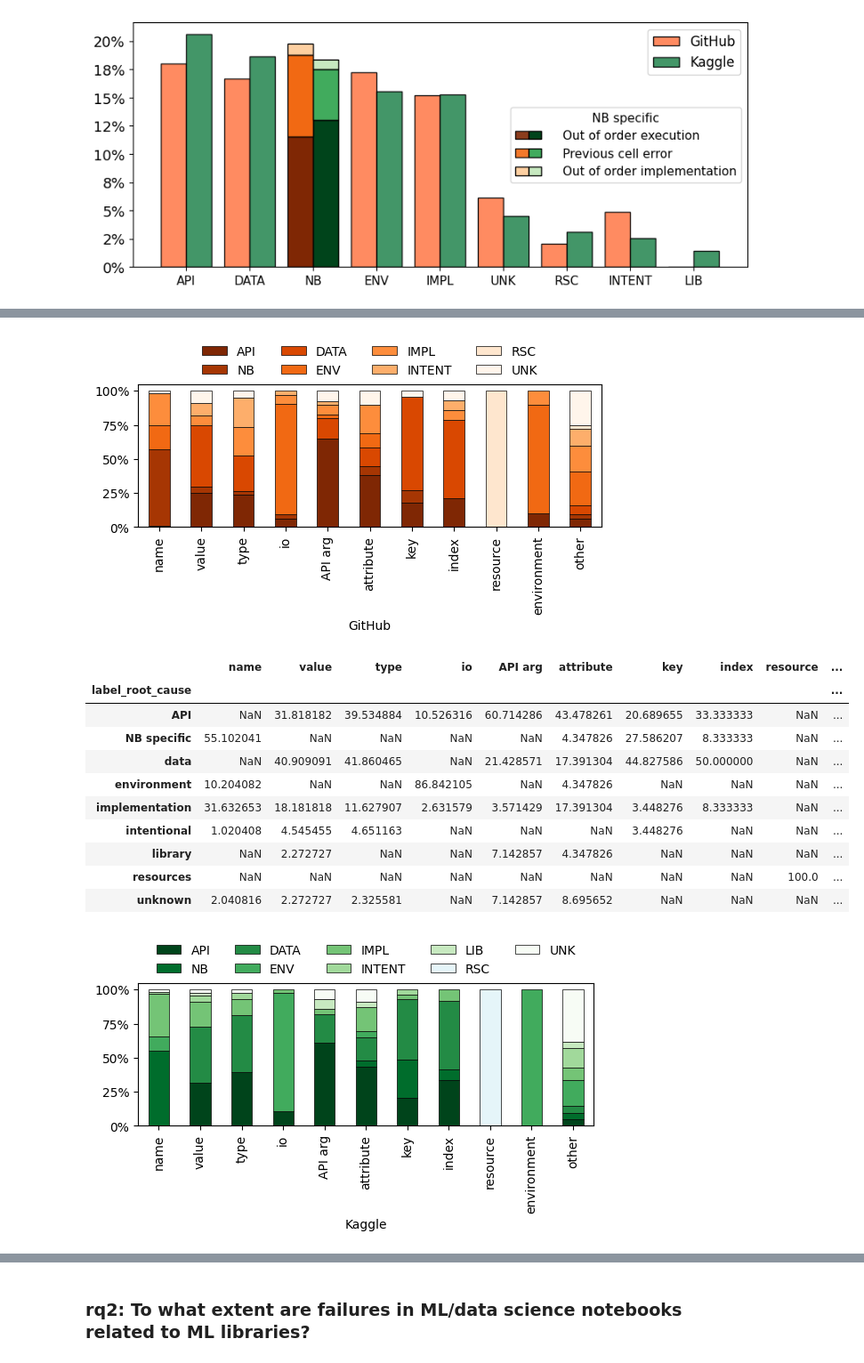
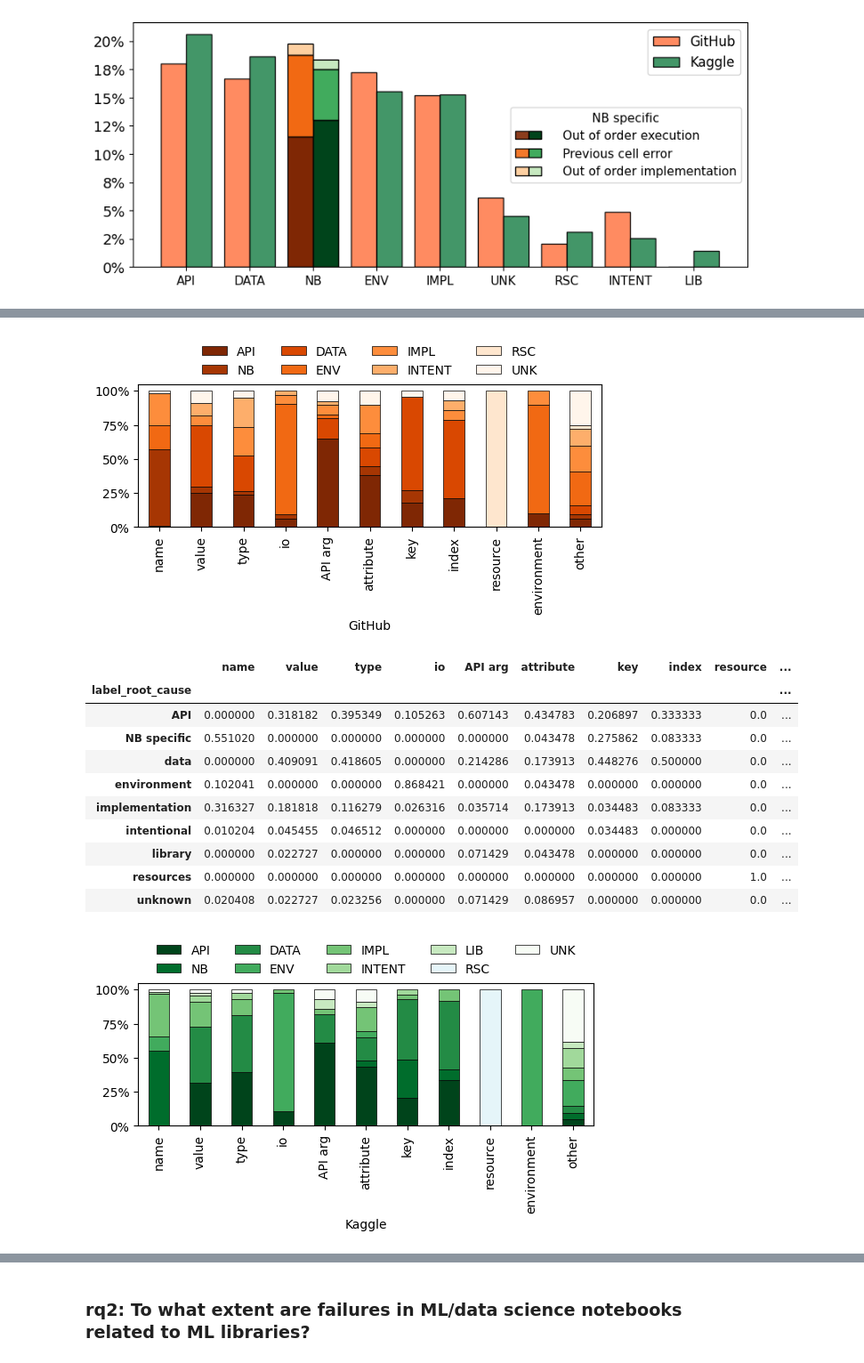
Before and after one commit to PELAB-LiU/jupyter_nbs_empirical, a Jupyter notebook: notebook_error_analysis-manual_labels_plots_rqs.ipynb, the cells around one changed output, grey strips where cells are left out. Shown at 89% size. Drawn from its saved outputs; the diff is of its cells as text; code cells hidden in the pictures.

```diff
--- a/notebook_error_analysis-manual_labels_plots_rqs.ipynb
+++ b/notebook_error_analysis-manual_labels_plots_rqs.ipynb
@@ -204,3 +211,8 @@ df_cluster_res_exp_type_kg[["Combined","GitHub","Kaggle"]]
 | environment | 17 | 10 | 7 |
 | other | 53 | 32 | 21 |
 | total | 743 | 389 | 354 |
+# %%
+# transform to percentages
+df_cluster_res_exp_type_kg.loc[:,'Kaggle']=(df_cluster_res_exp_type_kg['Kaggle']/df_cluster_res_exp_type_kg[:-1]['Kaggle'].sum()*100).round(2)
+df_cluster_res_exp_type_kg.loc[:,'GitHub']=(df_cluster_res_exp_type_kg['GitHub']/df_cluster_res_exp_type_kg[:-1]['GitHub'].sum()*100).round(2)
+exp_plot = df_cluster_res_exp_type_kg[:-1]
@@ -322,14 +364,15 @@ def plot_relationship_stackedbar_exp_rc(x_var, y_var, df, source="Kaggle",includ
 
     df_other = pd.DataFrame(df_grouped[~df_grouped.index.isin(df_cluster_res_exp_type_kg.index[:include_num])].sum(axis=0)).T.rename(index={0: "other"})
     df_grouped = pd.concat([df_grouped.loc[df_cluster_res_exp_type_kg.index[:include_num].to_list()], df_other])
-    df_grouped = (df_grouped.T/df_grouped.sum(axis=1)*100).T
+    df_grouped = (df_grouped.T/df_grouped.sum(axis=1)).fillna(0)
 
-    display(df_grouped.T)
+    display(df_grouped)
 
+    df_grouped_plot = (df_grouped*100).T
     cm_apply = cm if source=="Kaggle" else cm_2
-    cmap = colors.ListedColormap([cm_apply(rc2colormap[x]) for x in df_grouped.columns])
-    fig = df_grouped.plot.bar(stacked=True, cmap=cmap, edgecolor='black',linewidth=0.5,figsize=(6,3.6))
-    lgd_new = [rc2abbr[x] for x in df_grouped.columns]
+    cmap = colors.ListedColormap([cm_apply(rc2colormap[x]) for x in df_grouped_plot.columns])
+    fig = df_grouped_plot.plot.bar(stacked=True, cmap=cmap, edgecolor='black',linewidth=0.5,figsize=(6,3.6))
+    lgd_new = [rc2abbr[x] for x in df_grouped_plot.columns]
     plt.legend(labels=lgd_new,bbox_to_anchor=(0.5, 1.02), loc="lower center", borderaxespad=0, frameon=False, ncol=np.ceil(len(lgd_new)/2))
     plt.xlabel(source)
     fig.axes.yaxis.set_major_formatter(PercentFormatter())
@@ -354,13 +397,13 @@ plot_relationship_stackedbar_exp_rc("label_refined_exp_type", "label_root_cause"
 [figure]
 |  | name | value | type | io | API arg | attribute | key | index | resource | ... |
 | label_root_cause |  |  |  |  |  |  |  |  |  | ... |
-| API | NaN | 31.818182 | 39.534884 | 10.526316 | 60.714286 | 43.478261 | 20.689655 | 33.333333 | NaN | ... |
-| NB specific | 55.102041 | NaN | NaN | NaN | NaN | 4.347826 | 27.586207 | 8.333333 | NaN | ... |
-| data | NaN | 40.909091 | 41.860465 | NaN | 21.428571 | 17.391304 | 44.827586 | 50.000000 | NaN | ... |
-| environment | 10.204082 | NaN | NaN | 86.842105 | NaN | 4.347826 | NaN | NaN | NaN | ... |
-| implementation | 31.632653 | 18.181818 | 11.627907 | 2.631579 | 3.571429 | 17.391304 | 3.448276 | 8.333333 | NaN | ... |
-| intentional | 1.020408 | 4.545455 | 4.651163 | NaN | NaN | NaN | 3.448276 | NaN | NaN | ... |
-| library | NaN | 2.272727 | NaN | NaN | 7.142857 | 4.347826 | NaN | NaN | NaN | ... |
-| resources | NaN | NaN | NaN | NaN | NaN | NaN | NaN | NaN | 100.0 | ... |
-| unknown | 2.040816 | 2.272727 | 2.325581 | NaN | 7.142857 | 8.695652 | NaN | NaN | NaN | ... |
+| API | 0.000000 | 0.318182 | 0.395349 | 0.105263 | 0.607143 | 0.434783 | 0.206897 | 0.333333 | 0.0 | ... |
+| NB specific | 0.551020 | 0.000000 | 0.000000 | 0.000000 | 0.000000 | 0.043478 | 0.275862 | 0.083333 | 0.0 | ... |
+| data | 0.000000 | 0.409091 | 0.418605 | 0.000000 | 0.214286 | 0.173913 | 0.448276 | 0.500000 | 0.0 | ... |
+| environment | 0.102041 | 0.000000 | 0.000000 | 0.868421 | 0.000000 | 0.043478 | 0.000000 | 0.000000 | 0.0 | ... |
+| implementation | 0.316327 | 0.181818 | 0.116279 | 0.026316 | 0.035714 | 0.173913 | 0.034483 | 0.083333 | 0.0 | ... |
+| intentional | 0.010204 | 0.045455 | 0.046512 | 0.000000 | 0.000000 | 0.000000 | 0.034483 | 0.000000 | 0.0 | ... |
+| library | 0.000000 | 0.022727 | 0.000000 | 0.000000 | 0.071429 | 0.043478 | 0.000000 | 0.000000 | 0.0 | ... |
+| resources | 0.000000 | 0.000000 | 0.000000 | 0.000000 | 0.000000 | 0.000000 | 0.000000 | 0.000000 | 1.0 | ... |
+| unknown | 0.020408 | 0.022727 | 0.023256 | 0.000000 | 0.071429 | 0.086957 | 0.000000 | 0.000000 | 0.0 | ... |
 [figure]
```
Also changed, not shown: parts of 7 cells of this notebook.
